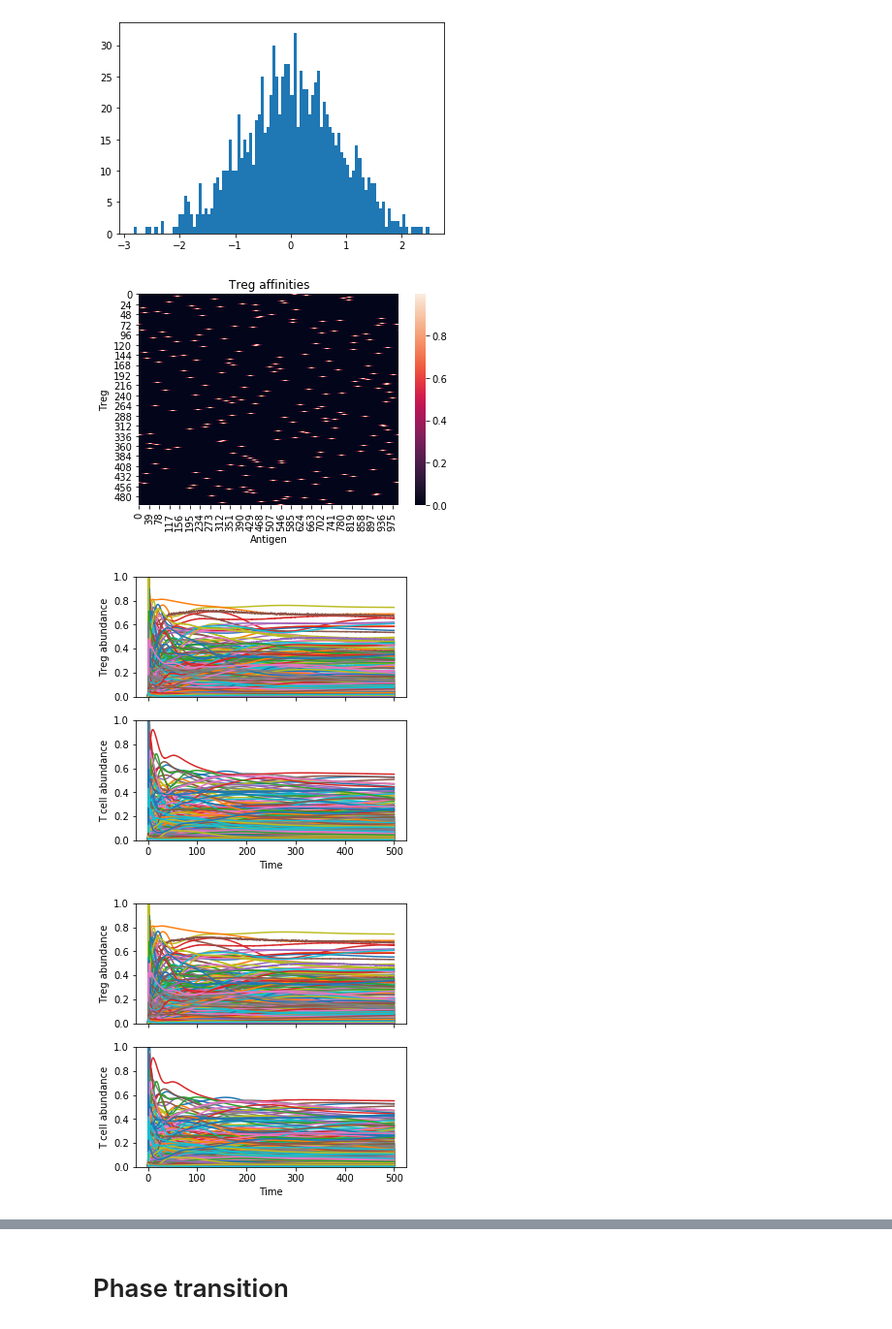
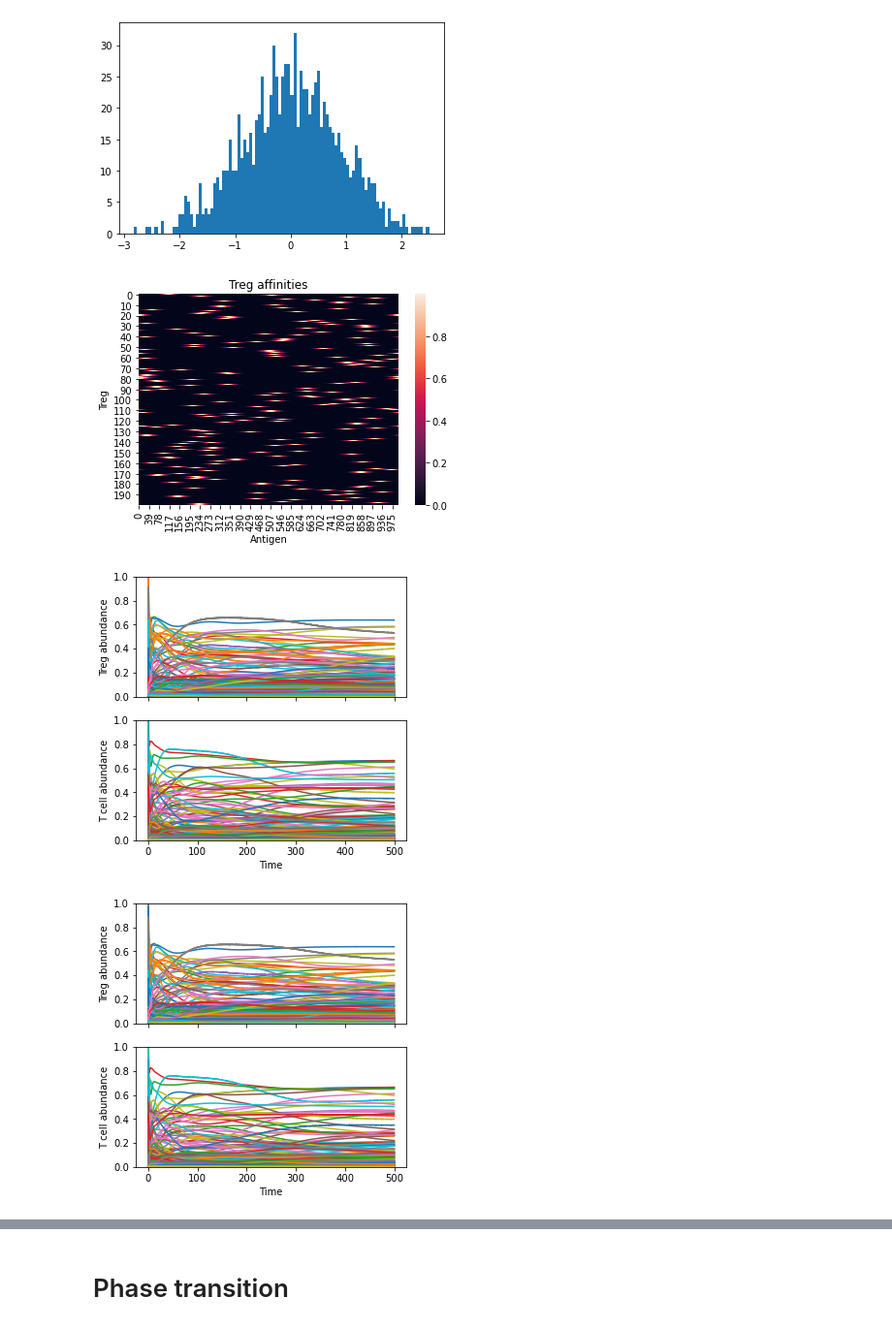
Before and after one commit to Ninjaneer32/immune-svm, a Jupyter notebook: scripts/ImmuneOptimization.ipynb, the cells around one changed output, grey strips where cells are left out. Shown at 97% size. Saved outputs shown, nothing was run; the diff lists cells and outputs as text; code cells hidden in the pictures.

```diff
--- a/scripts/ImmuneOptimization.ipynb
+++ b/scripts/ImmuneOptimization.ipynb
@@ -104,8 +111,8 @@ t0 = 0
 tf = 500
 params = {}
 params['sampling'] = '1D'
-params['Num_treg'] = 500
-params['Num_tcell'] = 1000
+params['Num_treg'] = 200
+params['Num_tcell'] = 200
 params['Num_sites'] = 1000
 params['c'] = 1
 params['max_v'] = 1
@@ -136,36 +143,36 @@ fig,ax=plt.subplots(2,sharex=True,figsize=(5,5))
 ax[0].plot(t,Treg_approx)
 ax[0].set_ylabel('Treg abundance')
 ax[1].plot(t,Tcell_approx)
 ax[1].set_xlabel('Time')
 ax[1].set_ylabel('T cell abundance')
 ax[1].set_ylim((0,1))
 ax[0].set_ylim((0,1))
 pdf = bpdf.PdfPages('../figures/dynamics_approx.pdf')
 pdf.savefig(fig)
 pdf.close()
 plt.show()
 
 out = solve_ivp(lambda t,y: ddt_full(t,y,pix,palphax,vx),(t0,tf),y0,t_eval=t)
 Tcell_exact = out.y[:params['Num_tcell'],:].T
 Treg_exact = out.y[params['Num_tcell']:,:].T
 t = out.t
 fig,ax=plt.subplots(2,sharex=True,figsize=(5,5))
 #fig.subplots_adjust(left=0.2)
 ax[0].plot(t,Treg_exact)
 ax[0].set_ylabel('Treg abundance')
 ax[1].plot(t,Tcell_exact)
 ax[1].set_xlabel('Time')
 ax[1].set_ylabel('T cell abundance')
 ax[1].set_ylim((0,1))
 ax[0].set_ylim((0,1))
 pdf = bpdf.PdfPages('../figures/dynamics_exact.pdf')
 pdf.savefig(fig)
 pdf.close()
 plt.show()
 # %% [output]
-[figure, old version]
+[figure, new version]
-[figure, old version]
+[figure, new version]
-[figure, old version]
+[figure, new version]
 # %%
 fig,ax=plt.subplots(figsize=(4,4))
 fig.subplots_adjust(left=0.2,bottom=0.2)
```
Also changed, not shown: parts of 7 cells of this notebook, 7 other files.
